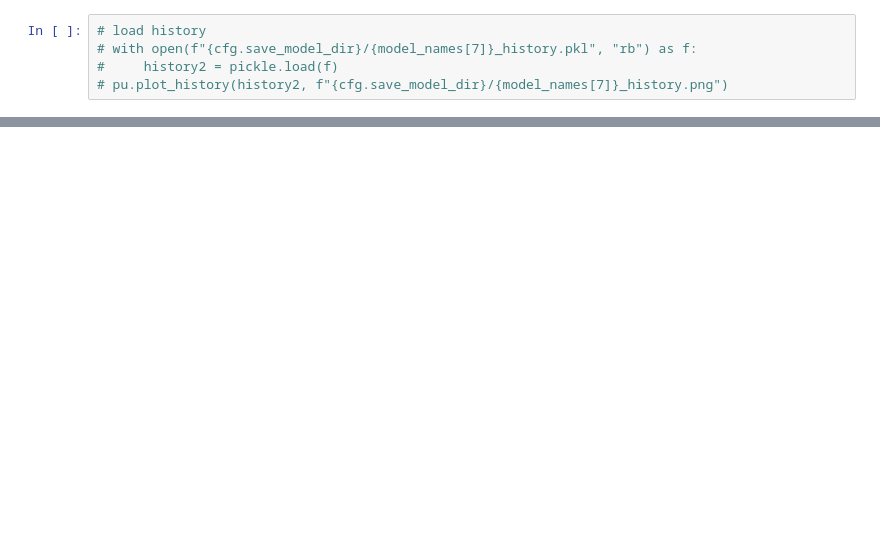
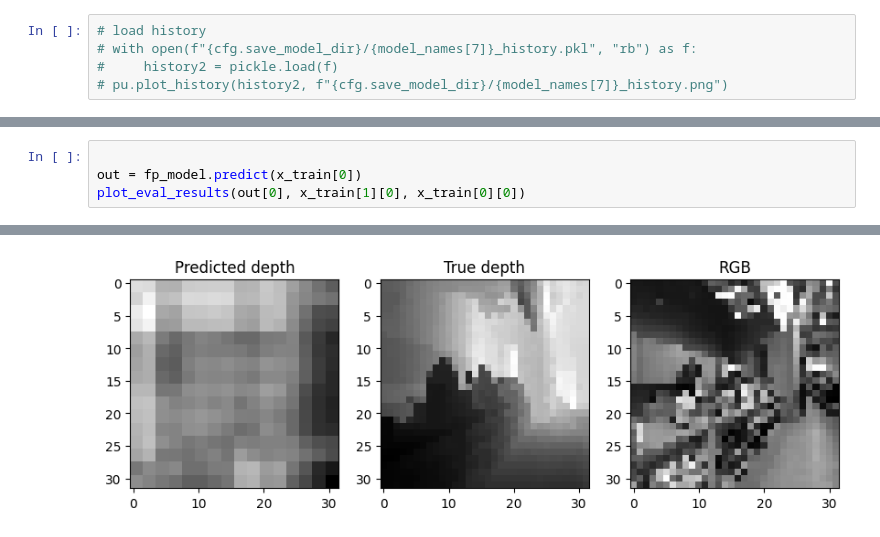
Before and after one commit to kirilllzaitsev/depth_estimation_on_mcu, a Jupyter notebook: full_pipeline.ipynb, the cells around one changed output, grey strips where cells are left out. Drawn from its saved outputs; the diff is of its cells as text; blank space fills up the shorter version.

```diff
--- a/full_pipeline.ipynb
+++ b/full_pipeline.ipynb
@@ -174,0 +225,5 @@ fit_eval(fp_model, model_names[7])
+# %%
+
+out = fp_model.predict(x_train[0])
+plot_eval_results(out[0], x_train[1][0], x_train[0][0])
+# %% [output]
@@ -175,3 +232,4 @@ fit_eval(fp_model, model_names[7])
+[figure, added]
 # %%
 dynR_quant_tflite_model = converter.dynamic_range_quantization(fp_model, model_names[0])
 # %% [output]
```
Also changed, not shown: parts of 14 cells of this notebook, 59 other files.
